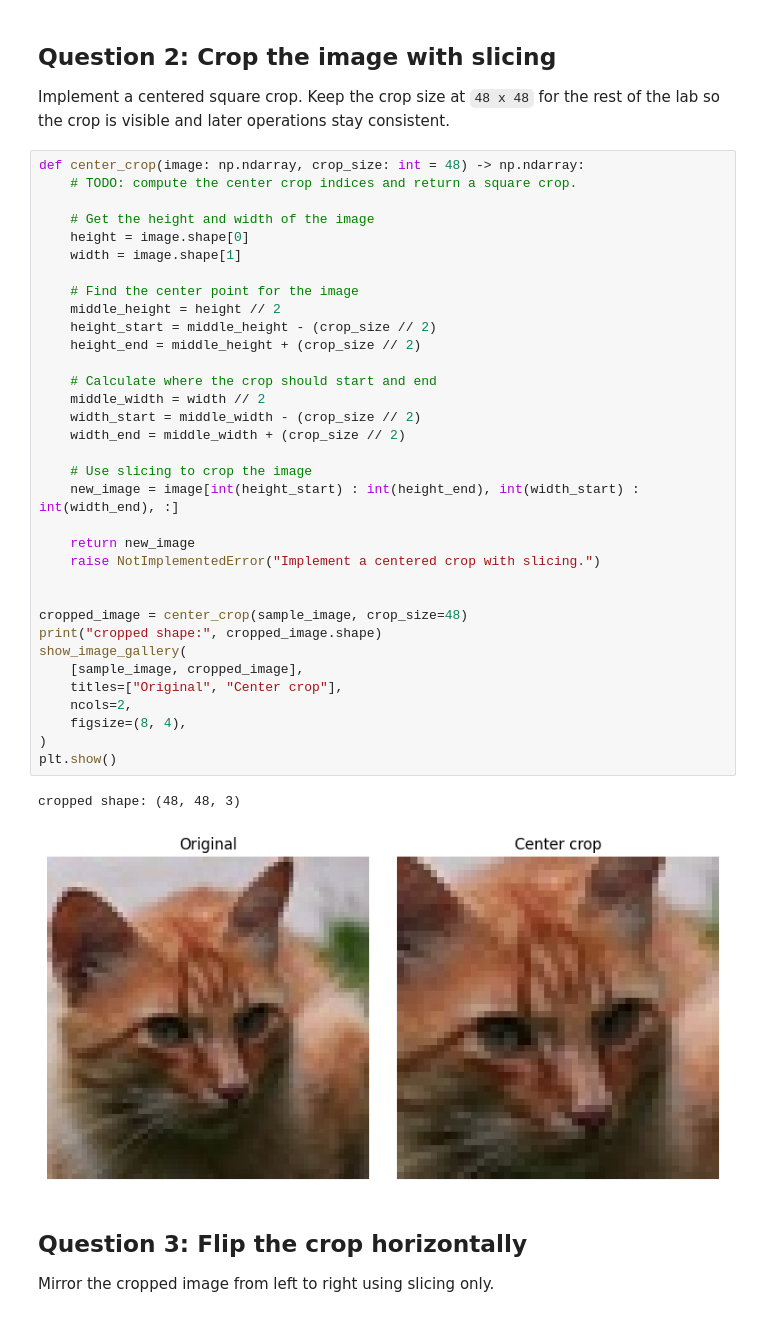
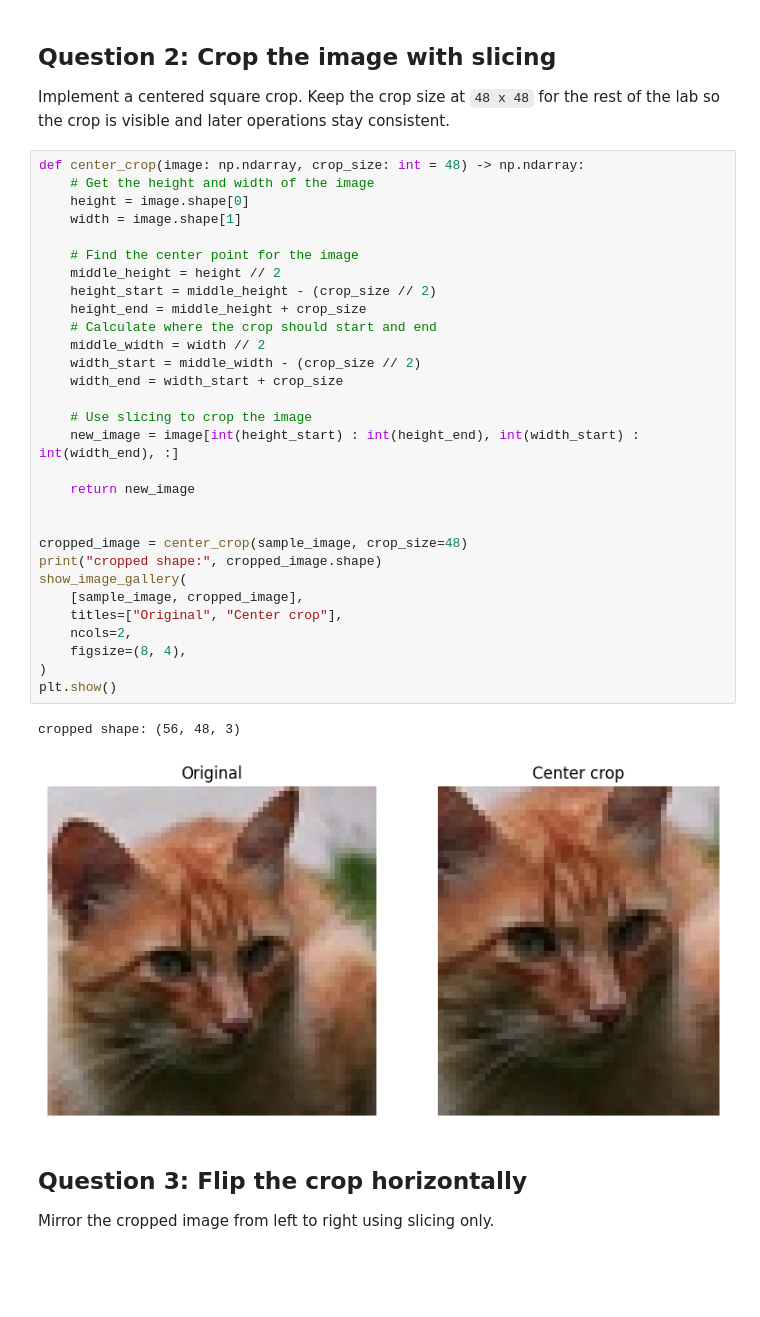
Before and after one commit to vgu-dsai-2026/lab-1-numpy-104240199-creator, a Jupyter notebook: notebook.ipynb, the cells around one changed output. Cells and saved outputs as stored; diff of their text form; blank space fills up the shorter version.

```diff
--- a/notebook.ipynb
+++ b/notebook.ipynb
@@ -178,41 +175,37 @@ min/max: 0 225
 Implement a centered square crop. Keep the crop size at `48 x 48` for the rest of the lab so the crop is visible and later operations stay consistent.
 # %%
 def center_crop(image: np.ndarray, crop_size: int = 48) -> np.ndarray:
-    # TODO: compute the center crop indices and return a square crop.
-
     # Get the height and width of the image
     height = image.shape[0]
     width = image.shape[1]
 
     # Find the center point for the image
     middle_height = height // 2
     height_start = middle_height - (crop_size // 2)
-    height_end = middle_height + (crop_size // 2)
-
+    height_end = middle_height + crop_size
     # Calculate where the crop should start and end
     middle_width = width // 2
     width_start = middle_width - (crop_size // 2)
-    width_end = middle_width + (crop_size // 2)
+    width_end = width_start + crop_size
 
     # Use slicing to crop the image
     new_image = image[int(height_start) : int(height_end), int(width_start) : int(width_end), :]
 
     return new_image
-    raise NotImplementedError("Implement a centered crop with slicing.")
 
 
 cropped_image = center_crop(sample_image, crop_size=48)
 print("cropped shape:", cropped_image.shape)
 show_image_gallery(
     [sample_image, cropped_image],
     titles=["Original", "Center crop"],
     ncols=2,
     figsize=(8, 4),
 )
 plt.show()
 # %% [output]
-cropped shape: (48, 48, 3)
+cropped shape: (56, 48, 3)
-[figure, old version]
+[figure, new version]
 # %% [markdown]
 ## Question 3: Flip the crop horizontally
 
```
Also changed, not shown: parts of 9 cells of this notebook.
